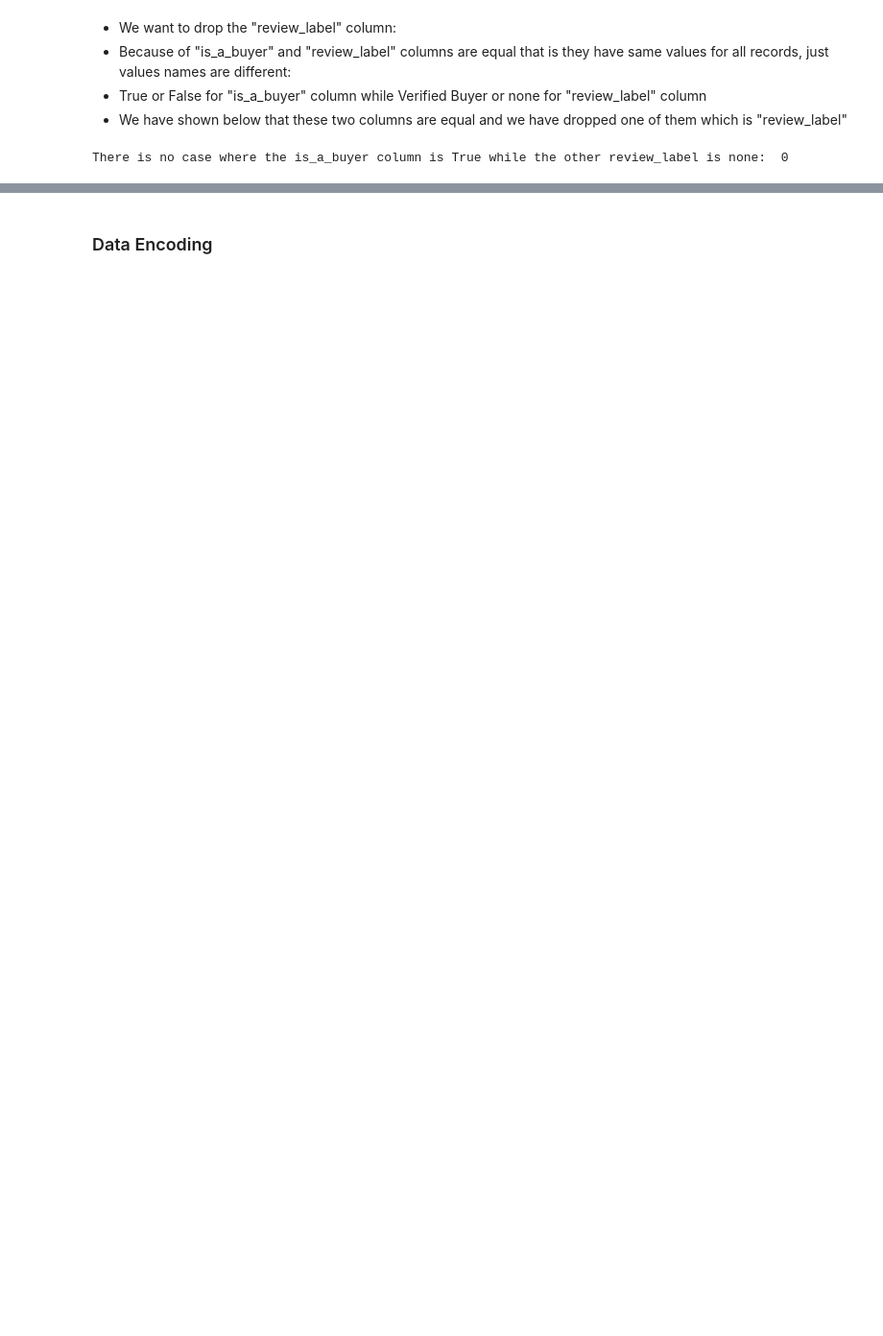
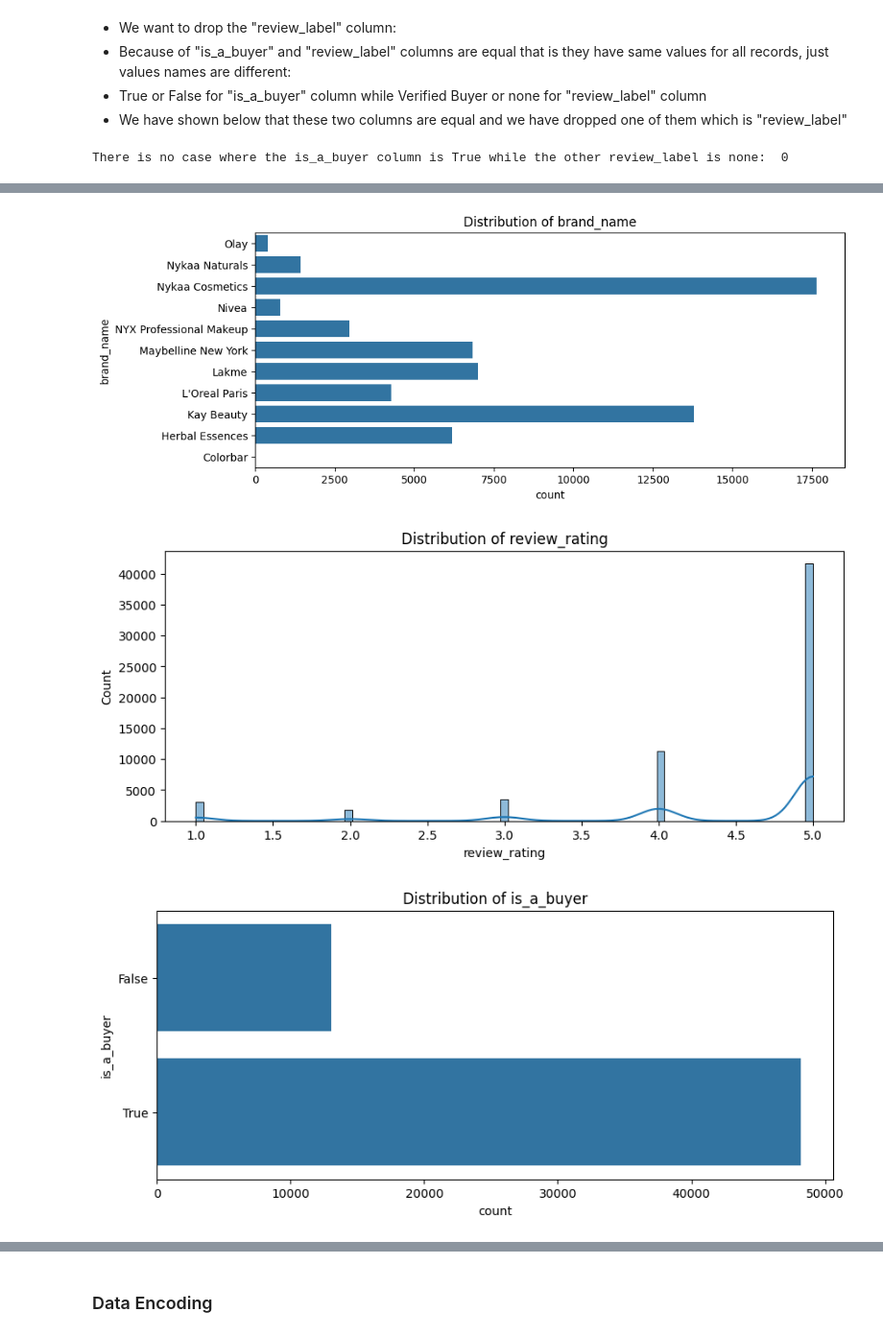
Before and after one commit to MertKilincer/Customer_Verify_Classification, a Jupyter notebook: project.ipynb, the cells around one changed output, grey strips where cells are left out. Shown at 96% size. Cells and saved outputs as stored; diff of their text form; code cells hidden in the pictures; blank space fills up the shorter version.

```diff
--- a/project.ipynb
+++ b/project.ipynb
@@ -207,0 +228,45 @@ df_dropped
+# %%
+def plot_distributions(data: pd.DataFrame,columns_to_plot=None) -> None:
+    """
+    Plot distributions for each column in the provided DataFrame.
+
+    This function iterates over the specified columns (or each column if none are specified)
+    in the DataFrame and plots the distribution.For numerical columns, a histogram with a
+    Kernel Density Estimate (KDE) is plotted. For categorical columns, a countplot is used.
+
+    Parameters:
+    - data (pandas.DataFrame): The DataFrame containing the data for which distributions
+                               are to be plotted.
+    - columns_to_plot (list, optional): A list of column names to plot. If None, all
+                                        columns will be plotted.
+
+    Returns:
+    - None: This function does not return any value. It directly displays the plots.
+    """
+    if columns_to_plot is None:
+        columns_to_plot = data.columns
+
+    for column in columns_to_plot:
+        if column in data.columns:
+            plt.figure(figsize=(10,4))
+
+        # Check if the column is numeric or categorical
+            if data[column].dtype == 'object' or data[column].dtype == 'bool':
+                # For categorical data, use countplot
+                sns.countplot(y=column, data=data)
+                plt.title(f'Distribution of {column}')
+            else:
+                # For numerical data, use histogram
+                sns.histplot(data[column], kde=True)
+                plt.title(f'Distribution of {column}')
+
+            plt.show()
+        else:
+            print(f"Column '{column}' not found in DataFrame.")
+# %%
+columns_to_plot=['brand_name','review_rating','is_a_buyer','pro_user','mrp','price','product_rating','product_rating_count']
+plot_distributions(df_dropped,columns_to_plot=columns_to_plot)
+# %% [output]
+[figure, added]
+[figure, added]
+[figure, added]
```
Also changed, not shown: parts of 26 cells of this notebook.
